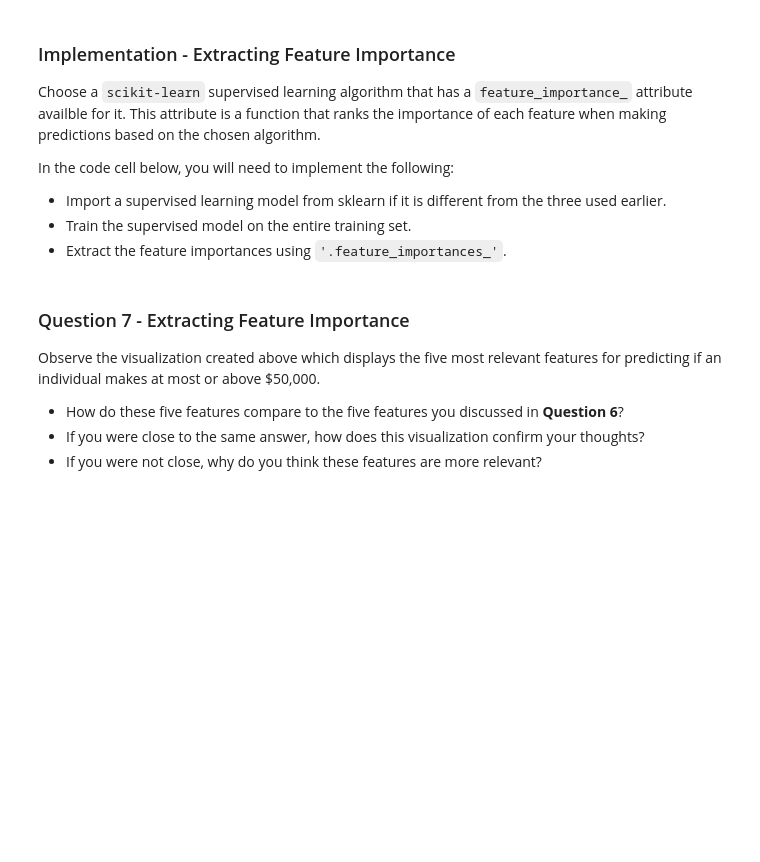
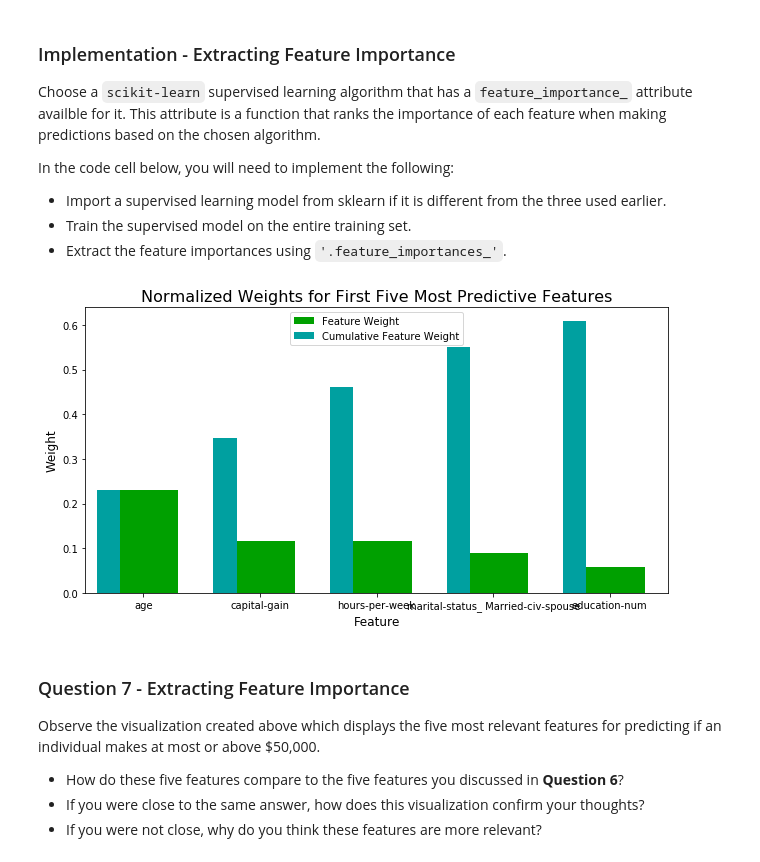
Before and after one commit to srikanthsanthanam88/udacity, a Jupyter notebook: finding_donors/finding_donors.ipynb, the cells around one changed output. Drawn from its saved outputs; the diff is of its cells as text; code cells hidden in the pictures; blank space fills up the shorter version.

```diff
--- a/finding_donors/finding_donors.ipynb
+++ b/finding_donors/finding_donors.ipynb
@@ -517,16 +527,21 @@ In the code cell below, you will need to implement the following:
  - Extract the feature importances using `'.feature_importances_'`.
 # %%
 # TODO: Import a supervised learning model that has 'feature_importances_'
+from sklearn.ensemble import RandomForestClassifier
 
+# TODO: Initialize the classifier
+clf2 = RandomForestClassifier()
 
 # TODO: Train the supervised model on the training set using .fit(X_train, y_train)
-model = None
+model = clf2.fit(X_train,y_train)
 
 # TODO: Extract the feature importances using .feature_importances_
-importances = None
+importances = clf2.feature_importances_
 
 # Plot
 vs.feature_plot(importances, X_train, y_train)
+# %% [output]
+[figure, added]
 # %% [markdown]
 ### Question 7 - Extracting Feature Importance
 
```
Also changed, not shown: parts of 2 cells of this notebook.
